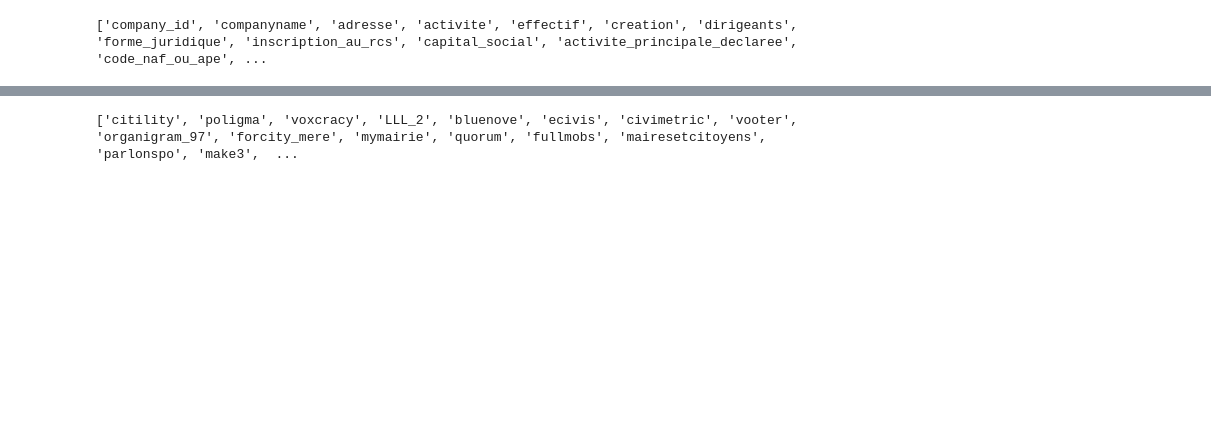
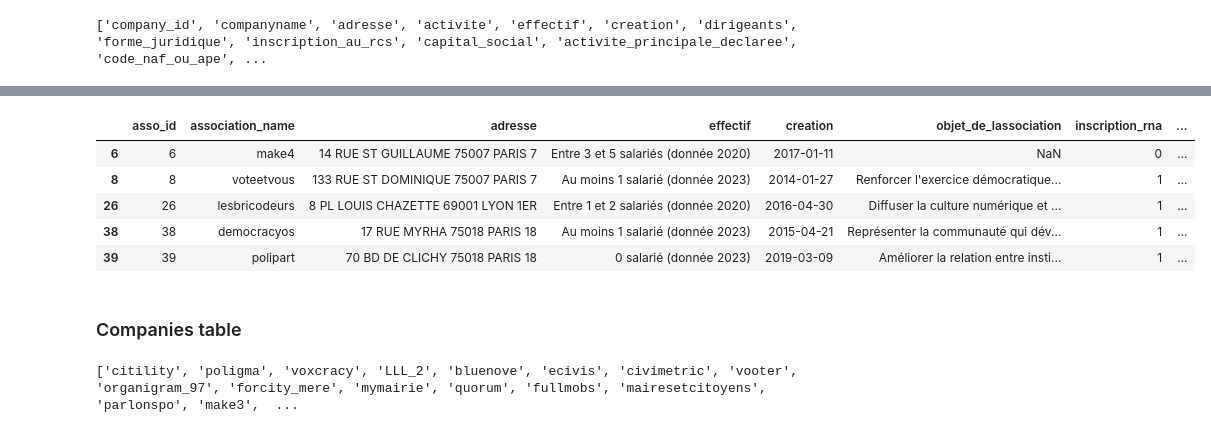
Before and after one commit to tatdef/IH_final_project, a Jupyter notebook: going_to_sql.ipynb, the cells around one changed output, grey strips where cells are left out. Cells and saved outputs as stored; diff of their text form; code cells hidden in the pictures; blank space fills up the shorter version.

```diff
--- a/going_to_sql.ipynb
+++ b/going_to_sql.ipynb
@@ -373,7 +386,7 @@ coltodrop= list(a.loc[a['column']>=15].index)
 associations.drop(columns=coltodrop, inplace=True)
 associations.drop(columns=['activite','forme_juridique', 'inscription_au_rcs', 'code_naf_ou_ape', 'domaine_dactivite', 'identifiant_association'], inplace=True)
 # %%
-associations.rename(columns={"company_id":"asso_id"}, inplace=True)
+associations.rename(columns={"company_id":"asso_id", "companyname":"association_name"}, inplace=True)
 # %%
 def clean_inscriptions(x):
     x=str(x)
@@ -386,3 +406,18 @@ associations["inscription_rna"]=associations['inscription_au_rna'].apply(clean_i
+# %%
+associations["date_inscr"]=pd.to_datetime(associations['inscription_au_rna'].apply(get_date), dayfirst=True)
+# %%
+associations.drop(columns="inscription_au_rna", inplace=True)
+# %%
+associations.head()
+# %% [output]
+|  | asso_id | association_name | adresse | effectif | creation | objet_de_lassociation | inscription_rna | ... |
+| 6 | 6 | make4 | 14 RUE ST GUILLAUME 75007 PARIS 7 | Entre 3 et 5 salariés (donnée 2020) | 2017-01-11 | NaN | 0 | ... |
+| 8 | 8 | voteetvous | 133 RUE ST DOMINIQUE 75007 PARIS 7 | Au moins 1 salarié (donnée 2023) | 2014-01-27 | Renforcer l'exercice démocratique... | 1 | ... |
+| 26 | 26 | lesbricodeurs | 8 PL LOUIS CHAZETTE 69001 LYON 1ER | Entre 1 et 2 salariés (donnée 2020) | 2016-04-30 | Diffuser la culture numérique et ... | 1 | ... |
+| 38 | 38 | democracyos | 17 RUE MYRHA 75018 PARIS 18 | Au moins 1 salarié (donnée 2023) | 2015-04-21 | Représenter la communauté qui dév... | 1 | ... |
+| 39 | 39 | polipart | 70 BD DE CLICHY 75018 PARIS 18 | 0 salarié (donnée 2023) | 2019-03-09 | Améliorer la relation entre insti... | 1 | ... |
+# %% [markdown]
+### Companies table
 # %%
 companies= pd.DataFrame(companies_info.loc[companies_info['activite']!="Autres organisations fonctionnant par adhésion volontaire"])
 # %%
```
Also changed, not shown: parts of 9 cells of this notebook, 3 other files.
